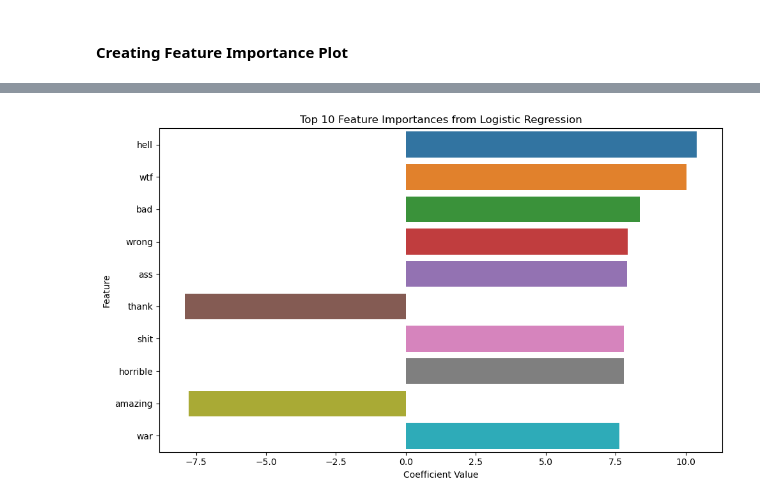
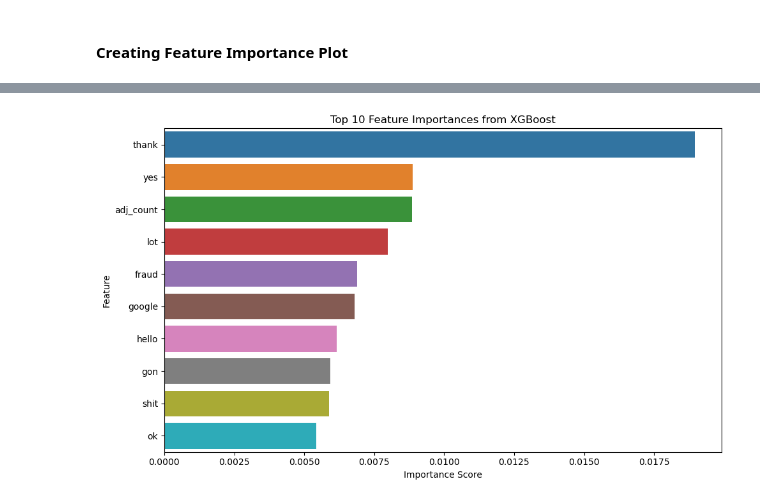
Before and after one commit to CamiloDS16/nlp-sentiment-analysis-X-csupport, a Jupyter notebook: notebooks/text-preprocessing-modeling.ipynb, the cells around one changed output, grey strips where cells are left out. Saved outputs shown, nothing was run; the diff lists cells and outputs as text; code cells hidden in the pictures.

```diff
--- a/notebooks/text-preprocessing-modeling.ipynb
+++ b/notebooks/text-preprocessing-modeling.ipynb
@@ -700,11 +713,0 @@ best_model = best_logreg
-# %%
-# best Logistic Regression model
-best_model_path = '../models/best_logreg_model.joblib'
-
-# Save the model
-try:
-    dump(best_logreg, best_model_path)
-    logging.info(f"Best Logistic Regression model saved successfully at {best_model_path}")
-except Exception as e:
-    logging.erro(f"Error while saving the model: {e}")
-    raise
@@ -714,9 +715,9 @@ except Exception as e:
 ##### Saving Metrics of Models
 # %%
 try:
-    all_models_scores2.to_csv('../models/model_performance_metrics.csv', index=False)
-    logging.info("Model performance metrics saved to '../models/model_performance_metrics.csv'")
+    save_data(df=all_model_scores2, folder_path="../models/", file_name="tuned_models_metrics.csv")
+    logging.info("Function applied successfully")
 except Exception as e:
-    logging.error(f"Error while saving metrics: {e}")
+    logging.error("Error while applying function: {e}")
     raise
 # %% [output]
@@ -742,40 +748,47 @@ except Exception as e:
 # %%
 df['processed_text'] = df['processed_text'].fillna('')
 # Initialize TfidfVectorizer and fit it on the full dataset
 tfidf_vectorizer = TfidfVectorizer(max_features=1000)
 tfidf_vectorizer.fit(df['processed_text'])
 
 # Get feature names from the vectorizer
 feature_names = tfidf_vectorizer.get_feature_names_out()
 
 # Additional feature names used during model training
 additional_features_names = ['noun_count', 'product_mentions', 'text_length', 'brand_mentions', 'adj_count', 'text_complexity']
 
 # Combine all feature names
 all_feature_names = np.concatenate((feature_names, additional_features_names))
 
-# Extract the coefficients from the Logistic Regression model
-feature_importances = best_logreg.coef_[0]
+# Ensure you have the best XGBoost model loaded as best_xgb
 
-# Map feature names to their coefficients
+# Extract feature importances
+feature_importances = best_xgb.feature_importances_
+
+# Adjust the length of feature_importances to match the length of all_feature_names
+# This assumes that the first part of feature_importances corresponds to the TF-IDF features
+# and the rest are the additional features.
+feature_importances = np.concatenate((feature_importances[:len(feature_names)], feature_importances[-len(additional_features_names):]))
+
+# Map feature names to their importances
 feature_importance_dict = dict(zip(all_feature_names, feature_importances))
 
 # Convert to a DataFrame for visualization
-feature_importance_df = pd.DataFrame(list(feature_importance_dict.items()), columns=['Feature', 'Coefficient'])
+feature_importance_df = pd.DataFrame(list(feature_importance_dict.items()), columns=['Feature', 'Importance'])
 
-# Sort the DataFrame by the absolute value of coefficients
-feature_importance_df = feature_importance_df.reindex(feature_importance_df.Coefficient.abs().sort_values(ascending=False).index)
+# Sort the DataFrame by the absolute value of importances
+feature_importance_df = feature_importance_df.reindex(feature_importance_df.Importance.abs().sort_values(ascending=False).index)
+
+# Plot the top 10 feature importances
+top_n = 10
+top_features_df = feature_importance_df.head(top_n)
+plt.figure(figsize=(10, 6))
+sns.barplot(x=top_features_df['Importance'], y=top_features_df['Feature'])
+plt.title(f'Top {top_n} Feature Importances from XGBoost')
+plt.xlabel('Importance Score')
+plt.ylabel('Feature')
+plt.tight_layout()
+plt.savefig('xgb_feature_importances.png')
+plt.show()
+# %% [output]
+[figure, added]
-# %%
-# Plot the top 10 feature importances
-top_n = 10
-top_features_df = feature_importance_df.head(top_n)
-plt.figure(figsize=(10, 6))
-sns.barplot(x=top_features_df['Coefficient'], y=top_features_df['Feature'])
-plt.title(f'Top {top_n} Feature Importances from Logistic Regression')
-plt.xlabel('Coefficient Value')
-plt.ylabel('Feature')
-plt.tight_layout()
-plt.savefig('feature_importances.png')
-plt.show()
-# %% [output]
-[figure, removed]
```
Also changed, not shown: parts of 51 cells of this notebook, 14 other files.
